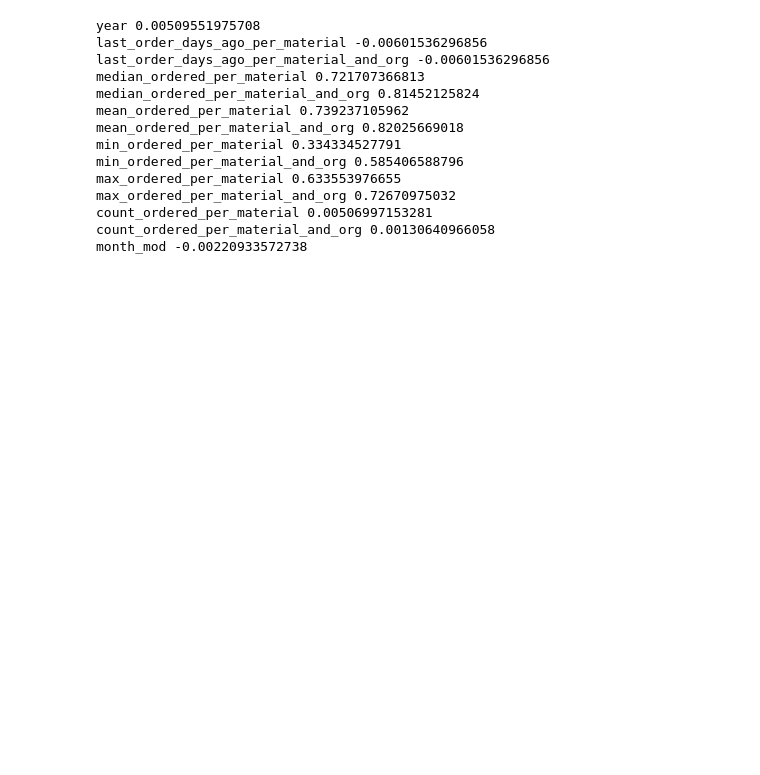
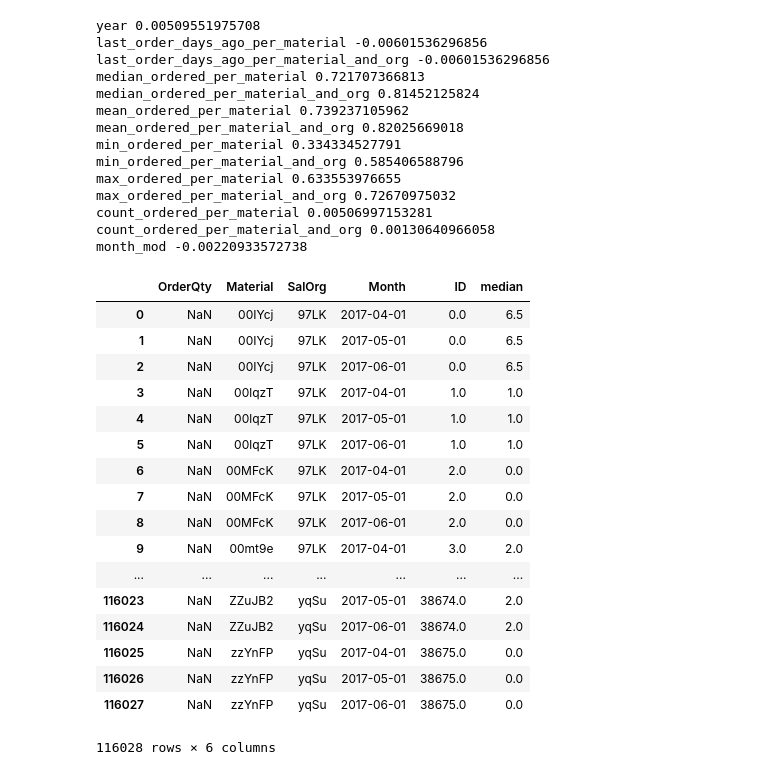
Before and after one commit to Dolto/kaggle-DSG17-final, a Jupyter notebook: EDA.ipynb, the cells around one changed output. Saved outputs shown, nothing was run; the diff lists cells and outputs as text; code cells hidden in the pictures; blank space fills up the shorter version.

```diff
--- a/EDA.ipynb
+++ b/EDA.ipynb
@@ -30,3 +30,36 @@ max_ordered_per_material_and_org 0.72670975032
 count_ordered_per_material 0.00506997153281
 count_ordered_per_material_and_org 0.00130640966058
 month_mod -0.00220933572738
+# %%
+import pandas as pd
+
+X_train = pd.read_csv('data/X_train.csv', sep=';')
+y_train = pd.read_csv('data/y_train.csv', sep=';')
+X_test = pd.read_csv('data/X_test.csv', sep=';')
+y_test = pd.read_csv('data/y_test.csv', sep=';')
+# %%
+med = y_train.groupby(['Material', 'SalOrg'])['OrderQty'].median().to_frame('median').reset_index()
+# %%
+sub = pd.merge(left=y_test, right=med, on=['Material', 'SalOrg'], how='outer')
+sub['median'].fillna(0, inplace=True)
+# %%
+sub
+# %% [output]
+|  | OrderQty | Material | SalOrg | Month | ID | median |
+| 0 | NaN | 00IYcj | 97LK | 2017-04-01 | 0.0 | 6.5 |
+| 1 | NaN | 00IYcj | 97LK | 2017-05-01 | 0.0 | 6.5 |
+| 2 | NaN | 00IYcj | 97LK | 2017-06-01 | 0.0 | 6.5 |
+| 3 | NaN | 00lqzT | 97LK | 2017-04-01 | 1.0 | 1.0 |
+| 4 | NaN | 00lqzT | 97LK | 2017-05-01 | 1.0 | 1.0 |
+| 5 | NaN | 00lqzT | 97LK | 2017-06-01 | 1.0 | 1.0 |
+| 6 | NaN | 00MFcK | 97LK | 2017-04-01 | 2.0 | 0.0 |
+| 7 | NaN | 00MFcK | 97LK | 2017-05-01 | 2.0 | 0.0 |
+| 8 | NaN | 00MFcK | 97LK | 2017-06-01 | 2.0 | 0.0 |
+| 9 | NaN | 00mt9e | 97LK | 2017-04-01 | 3.0 | 2.0 |
+| ... | ... | ... | ... | ... | ... | ... |
+| 116023 | NaN | ZZuJB2 | yqSu | 2017-05-01 | 38674.0 | 2.0 |
+| 116024 | NaN | ZZuJB2 | yqSu | 2017-06-01 | 38674.0 | 2.0 |
+| 116025 | NaN | zzYnFP | yqSu | 2017-04-01 | 38675.0 | 0.0 |
+| 116026 | NaN | zzYnFP | yqSu | 2017-05-01 | 38675.0 | 0.0 |
+| 116027 | NaN | zzYnFP | yqSu | 2017-06-01 | 38675.0 | 0.0 |
+116028 rows × 6 columns
```
Also changed, not shown: parts of 5 cells of this notebook, 3 other files.
